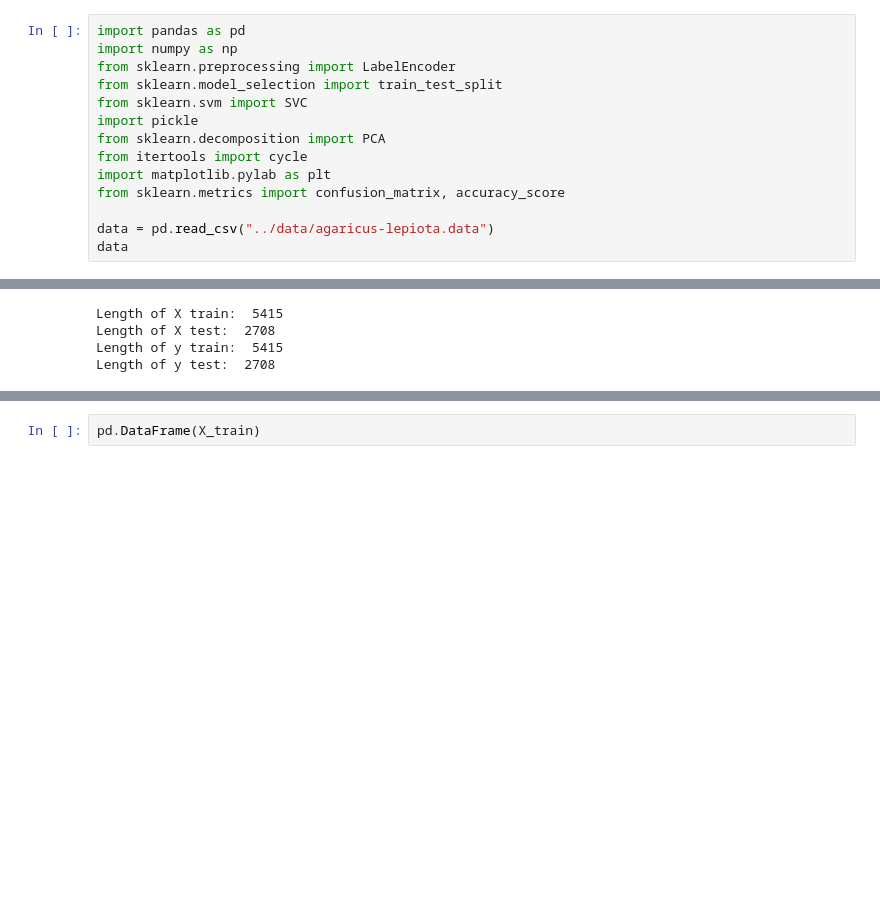
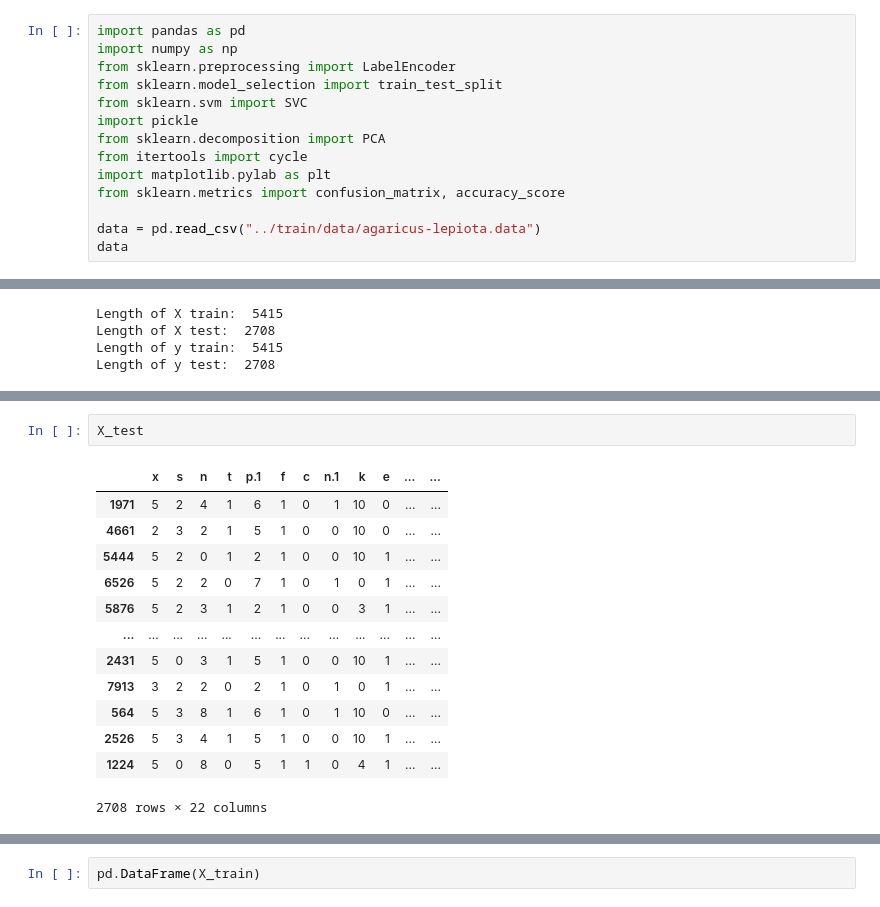
Before and after one commit to KhanhTheChau/MHUD-CT294, a Jupyter notebook: Nhap/svm.ipynb, the cells around one changed output, grey strips where cells are left out. Cells and saved outputs as stored; diff of their text form; blank space fills up the shorter version.

```diff
--- a/Nhap/svm.ipynb
+++ b/Nhap/svm.ipynb
@@ -10,7 +10,7 @@ from itertools import cycle
 import matplotlib.pylab as plt
 from sklearn.metrics import confusion_matrix, accuracy_score
 
-data = pd.read_csv("../data/agaricus-lepiota.data")
+data = pd.read_csv("../train/data/agaricus-lepiota.data")
 data
 # %% [output]
 |  | p | x | s | n | t | p.1 | f | c | n.1 | k | ... | ... |
@@ -213,0 +230,16 @@ Length of y test:  2708
+# %%
+X_test
+# %% [output]
+|  | x | s | n | t | p.1 | f | c | n.1 | k | e | ... | ... |
+| 1971 | 5 | 2 | 4 | 1 | 6 | 1 | 0 | 1 | 10 | 0 | ... | ... |
+| 4661 | 2 | 3 | 2 | 1 | 5 | 1 | 0 | 0 | 10 | 0 | ... | ... |
+| 5444 | 5 | 2 | 0 | 1 | 2 | 1 | 0 | 0 | 10 | 1 | ... | ... |
+| 6526 | 5 | 2 | 2 | 0 | 7 | 1 | 0 | 1 | 0 | 1 | ... | ... |
+| 5876 | 5 | 2 | 3 | 1 | 2 | 1 | 0 | 0 | 3 | 1 | ... | ... |
+| ... | ... | ... | ... | ... | ... | ... | ... | ... | ... | ... | ... | ... |
+| 2431 | 5 | 0 | 3 | 1 | 5 | 1 | 0 | 0 | 10 | 1 | ... | ... |
+| 7913 | 3 | 2 | 2 | 0 | 2 | 1 | 0 | 1 | 0 | 1 | ... | ... |
+| 564 | 5 | 3 | 8 | 1 | 6 | 1 | 0 | 1 | 10 | 0 | ... | ... |
+| 2526 | 5 | 3 | 4 | 1 | 5 | 1 | 0 | 0 | 10 | 1 | ... | ... |
+| 1224 | 5 | 0 | 8 | 0 | 5 | 1 | 1 | 0 | 4 | 1 | ... | ... |
+2708 rows × 22 columns
```
Also changed, not shown: parts of 3 cells of this notebook, 1 other file.
